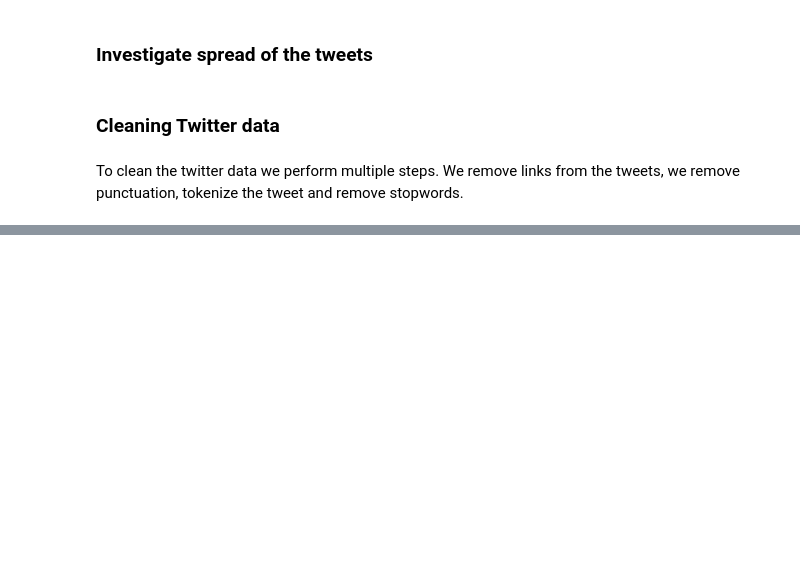
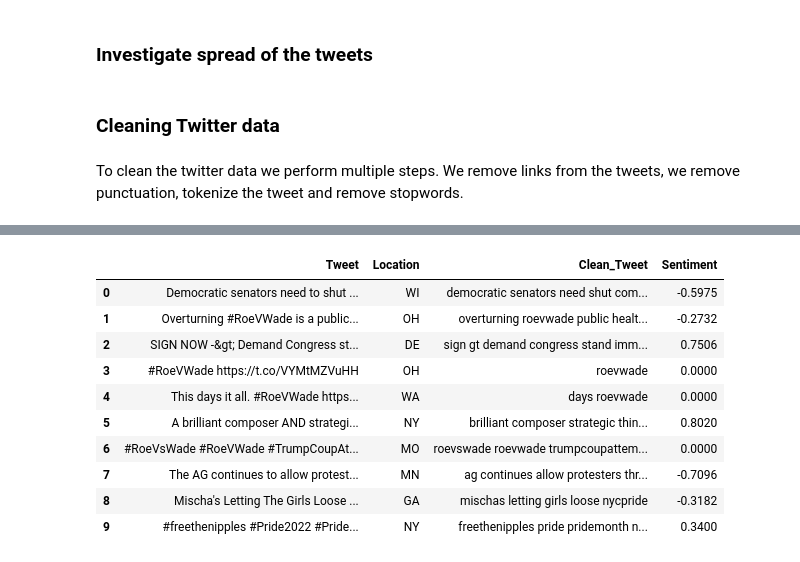
Before and after one commit to dewispooren/socialweb_finalproject, a Jupyter notebook: Final_Project.ipynb, the cells around one changed output, grey strips where cells are left out. Saved outputs shown, nothing was run; the diff lists cells and outputs as text; code cells hidden in the pictures; blank space fills up the shorter version.

Commit message:
Add files via upload
Sentiment

```diff
--- a/Final_Project.ipynb
+++ b/Final_Project.ipynb
@@ -223,0 +227,6 @@ cleaned_tweets[:1]
+# %%
+# It is a bit unclear if its better to keep the whole sentence or apply tokenization etc. for sentiment analysis.
+cleaned_df = final_df
+cleaned_df['Clean_Tweet'] = cleaned_df['Tweet'].apply(lambda x: remove_stopwords(tokenization(remove_punct(remove_link(x.lower())))))
+cleaned_df['Clean_Tweet'] = cleaned_df['Clean_Tweet'].apply(lambda x: ' '.join(x))
+display(cleaned_df.head(10))
@@ -223,0 +245,19 @@ cleaned_tweets[:1]
+# %%
+import nltk
+from nltk.sentiment import SentimentIntensityAnalyzer
+sia = SentimentIntensityAnalyzer()
+cleaned_df['Sentiment'] = cleaned_df['Clean_Tweet'].apply(lambda x: sia.polarity_scores(x)['compound'])
+
+display(cleaned_df.head(10))
+# %% [output]
+|  | Tweet | Location | Clean_Tweet | Sentiment |
+| 0 | Democratic senators need to shut ... | WI | democratic senators need shut com... | -0.5975 |
+| 1 | Overturning #RoeVWade is a public... | OH | overturning roevwade public healt... | -0.2732 |
+| 2 | SIGN NOW -&gt; Demand Congress st... | DE | sign gt demand congress stand imm... | 0.7506 |
+| 3 | #RoeVWade https://t.co/VYMtMZVuHH | OH | roevwade | 0.0000 |
+| 4 | This days it all. #RoeVWade https... | WA | days roevwade | 0.0000 |
+| 5 | A brilliant composer AND strategi... | NY | brilliant composer strategic thin... | 0.8020 |
+| 6 | #RoeVsWade #RoeVWade #TrumpCoupAt... | MO | roevswade roevwade trumpcoupattem... | 0.0000 |
+| 7 | The AG continues to allow protest... | MN | ag continues allow protesters thr... | -0.7096 |
+| 8 | Mischa's Letting The Girls Loose ... | GA | mischas letting girls loose nycpride | -0.3182 |
+| 9 | #freethenipples #Pride2022 #Pride... | NY | freethenipples pride pridemonth n... | 0.3400 |
```
Also changed, not shown: parts of 9 cells of this notebook.
